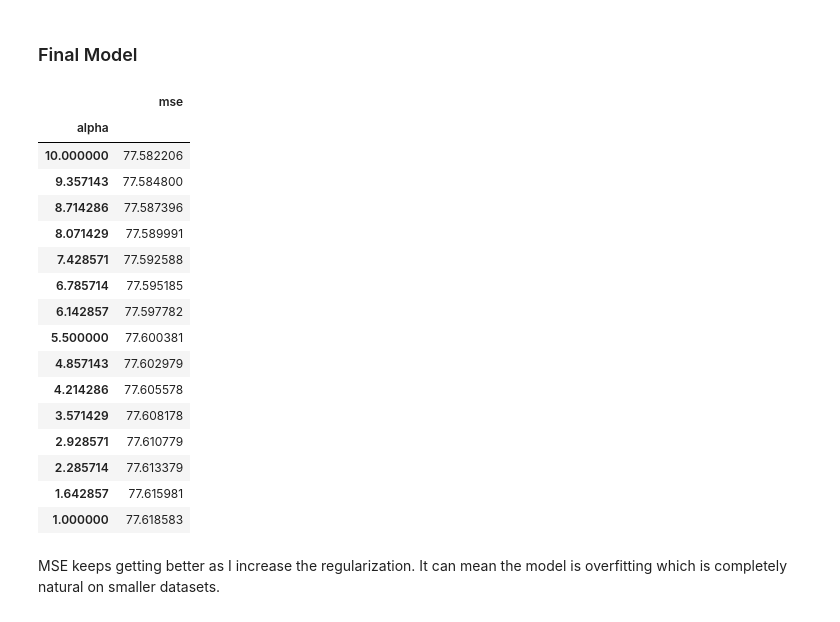
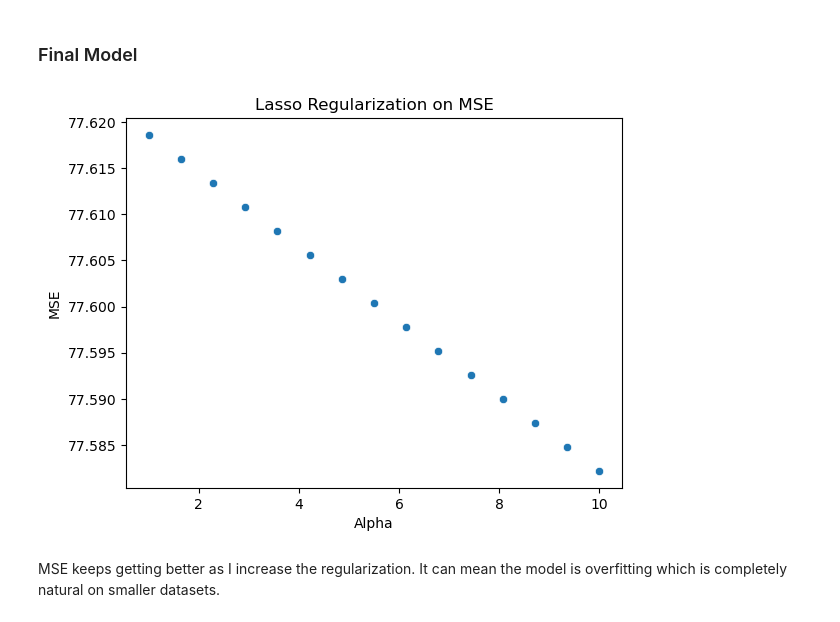
Before and after one commit to kabsmeiou/ml-groupings, a Jupyter notebook: linear_regression/notebook.ipynb, the cells around one changed output. Saved outputs shown, nothing was run; the diff lists cells and outputs as text; code cells hidden in the pictures.

Commit message:
add: visualization for the effects of regularization on mse

```diff
--- a/linear_regression/notebook.ipynb
+++ b/linear_regression/notebook.ipynb
@@ -141,25 +141,15 @@ for alpha in alphas:
     mse = mean_squared_error(y_val, y_preds)
     scores.append((alpha, mse))
 
-pd.DataFrame(scores, columns=['alpha', 'mse']).set_index('alpha').sort_values(by='mse')
+df_alpha = pd.DataFrame(scores, columns=['alpha', 'mse']).set_index('alpha').sort_values(by='mse')
-# %% [output]
-|  | mse |
-| alpha |  |
-| 10.000000 | 77.582206 |
-| 9.357143 | 77.584800 |
-| 8.714286 | 77.587396 |
-| 8.071429 | 77.589991 |
-| 7.428571 | 77.592588 |
-| 6.785714 | 77.595185 |
-| 6.142857 | 77.597782 |
-| 5.500000 | 77.600381 |
-| 4.857143 | 77.602979 |
-| 4.214286 | 77.605578 |
-| 3.571429 | 77.608178 |
-| 2.928571 | 77.610779 |
-| 2.285714 | 77.613379 |
-| 1.642857 | 77.615981 |
-| 1.000000 | 77.618583 |
+# %%
+sns.scatterplot(df_alpha, x='alpha', y='mse')
+plt.xlabel('Alpha')
+plt.ylabel('MSE')
+plt.title('Lasso Regularization on MSE')
+plt.show()
+# %% [output]
+[figure, added]
 # %% [markdown]
 MSE keeps getting better as I increase the regularization. It can mean the model is overfitting which is completely natural on smaller datasets.
 # %%
```
Also changed, not shown: parts of 7 cells of this notebook.
